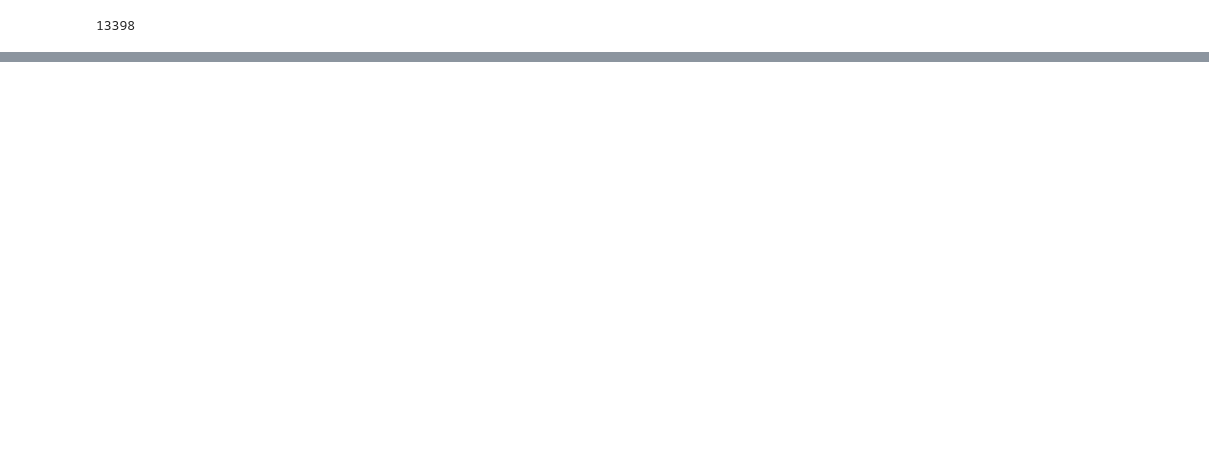
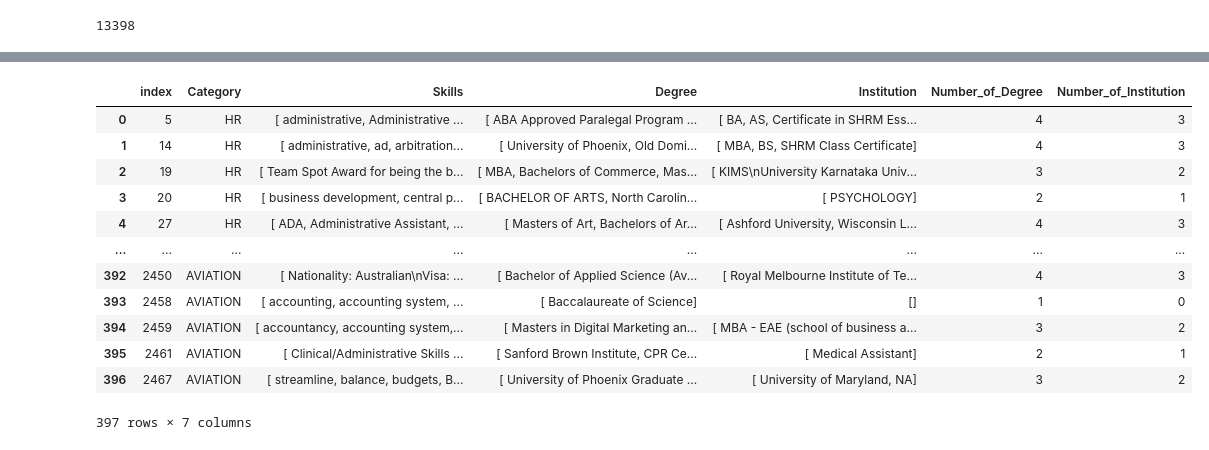
Before and after one commit to Jatin-Repository/Captial_Placement, a Jupyter notebook: PDF_Extractor.ipynb, the cells around one changed output, grey strips where cells are left out. Saved outputs shown, nothing was run; the diff lists cells and outputs as text; code cells hidden in the pictures; blank space fills up the shorter version.

```diff
--- a/PDF_Extractor.ipynb
+++ b/PDF_Extractor.ipynb
@@ -216,0 +198,2 @@ max_size = lambda x: max(x)
+# %%
+no_of_Institution = Resume_Data['Institution'].apply(lambda x: len(x))
@@ -216,0 +206,4 @@ max_size = lambda x: max(x)
+# %%
+Resume_Data['Number_of_Degree'] = no_of_degree
+Resume_Data['Number_of_Institution'] = no_of_Institution
+Resume_Data
@@ -216,0 +256,3 @@ max_size = lambda x: max(x)
+# %%
+indexs = Resume_Data[Resume_Data['Number_of_Degree']!=Resume_Data['Number_of_Institution']].index
+indexs
@@ -216,0 +289,19 @@ max_size = lambda x: max(x)
+# %%
+temp_df = pd.DataFrame(Resume_Data,index=indexs)
+temp_df=temp_df.reset_index()
+# %%
+temp_df
+# %% [output]
+|  | index | Category | Skills | Degree | Institution | Number_of_Degree | Number_of_Institution |
+| 0 | 5 | HR | [ administrative, Administrative ... | [ ABA Approved Paralegal Program ... | [ BA, AS, Certificate in SHRM Ess... | 4 | 3 |
+| 1 | 14 | HR | [ administrative, ad, arbitration... | [ University of Phoenix, Old Domi... | [ MBA, BS, SHRM Class Certificate] | 4 | 3 |
+| 2 | 19 | HR | [ Team Spot Award for being the b... | [ MBA, Bachelors of Commerce, Mas... | [ KIMS\nUniversity Karnataka Univ... | 3 | 2 |
+| 3 | 20 | HR | [ business development, central p... | [ BACHELOR OF ARTS, North Carolin... | [ PSYCHOLOGY] | 2 | 1 |
+| 4 | 27 | HR | [ ADA, Administrative Assistant, ... | [ Masters of Art, Bachelors of Ar... | [ Ashford University, Wisconsin L... | 4 | 3 |
+| ... | ... | ... | ... | ... | ... | ... | ... |
+| 392 | 2450 | AVIATION | [ Nationality: Australian\nVisa: ... | [ Bachelor of Applied Science (Av... | [ Royal Melbourne Institute of Te... | 4 | 3 |
+| 393 | 2458 | AVIATION | [ accounting, accounting system, ... | [ Baccalaureate of Science] | [] | 1 | 0 |
+| 394 | 2459 | AVIATION | [ accountancy, accounting system,... | [ Masters in Digital Marketing an... | [ MBA - EAE (school of business a... | 3 | 2 |
+| 395 | 2461 | AVIATION | [ Clinical/Administrative Skills ... | [ Sanford Brown Institute, CPR Ce... | [ Medical Assistant] | 2 | 1 |
+| 396 | 2467 | AVIATION | [ streamline, balance, budgets, B... | [ University of Phoenix Graduate ... | [ University of Maryland, NA] | 3 | 2 |
+397 rows × 7 columns
```
Also changed, not shown: parts of 19 cells of this notebook.
